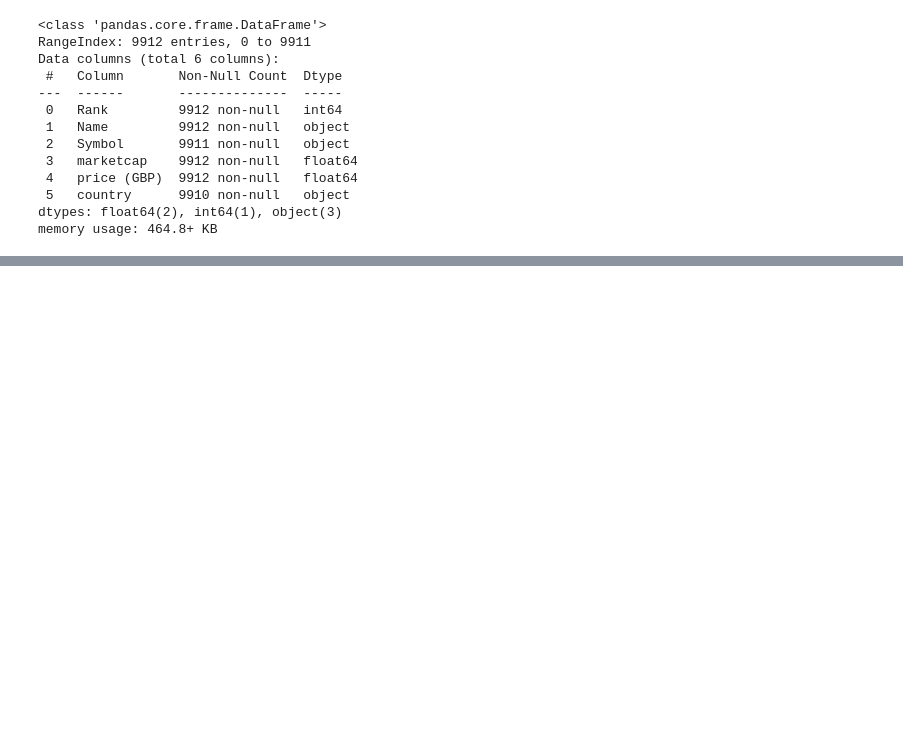
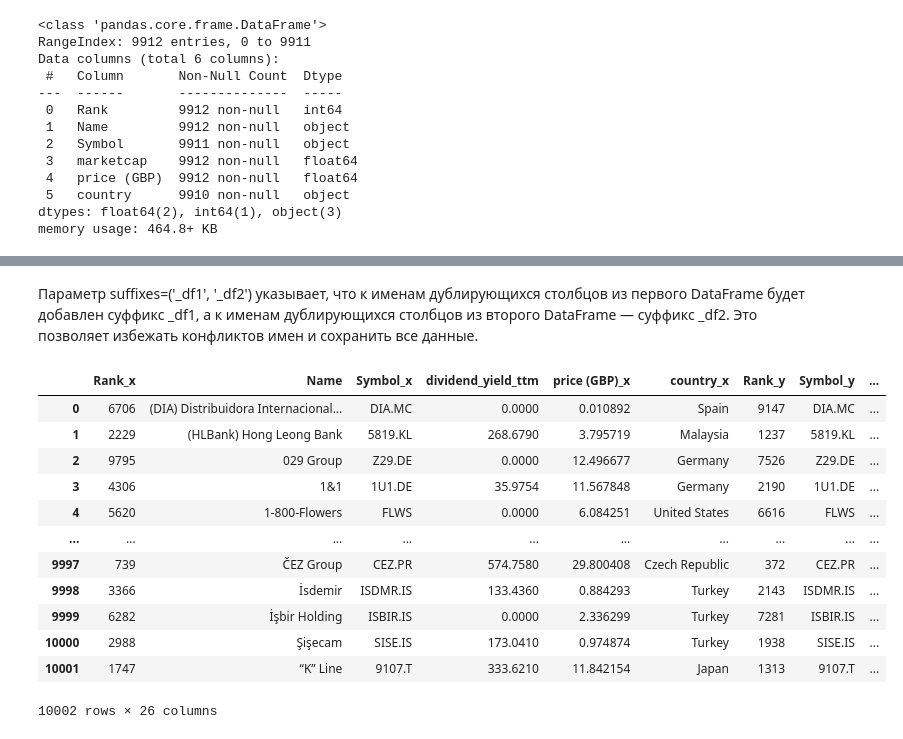
Before and after one commit to mks2607/Data_mks, a Jupyter notebook: Company.ipynb, the cells around one changed output, grey strips where cells are left out. Drawn from its saved outputs; the diff is of its cells as text; code cells hidden in the pictures; blank space fills up the shorter version.

```diff
--- a/Company.ipynb
+++ b/Company.ipynb
@@ -125,0 +143,29 @@ df_market
+# %%
+new_table = df_dividend
+
+new_table = pd.merge(new_table,df_eaning, on='Name', how='outer')
+new_table = pd.merge(new_table,df_market, on='Name', how='outer')
+new_table = pd.merge(new_table,df_p_e_ratio, on='Name', how='outer',suffixes=('_df1', '_rat'))
+new_table = pd.merge(new_table,df_revenue, on='Name', how='outer',suffixes=('_df1', '_rev'))
+
+
+# Объединение с использованием суффиксов
+#result = pd.merge(df1, df2, on='Symbol', how='outer', suffixes=('_df1', '_df2'))
+# %% [markdown]
+Параметр suffixes=('_df1', '_df2') указывает, что к именам дублирующихся столбцов из первого DataFrame будет добавлен суффикс _df1, а к именам дублирующихся столбцов из второго DataFrame — суффикс _df2. Это позволяет избежать конфликтов имен и сохранить все данные.
+# %%
+new_table
+# %% [output]
+|  | Rank_x | Name | Symbol_x | dividend_yield_ttm | price (GBP)_x | country_x | Rank_y | Symbol_y | ... |
+| 0 | 6706 | (DIA) Distribuidora Internacional... | DIA.MC | 0.0000 | 0.010892 | Spain | 9147 | DIA.MC | ... |
+| 1 | 2229 | (HLBank) Hong Leong Bank | 5819.KL | 268.6790 | 3.795719 | Malaysia | 1237 | 5819.KL | ... |
+| 2 | 9795 | 029 Group | Z29.DE | 0.0000 | 12.496677 | Germany | 7526 | Z29.DE | ... |
+| 3 | 4306 | 1&1 | 1U1.DE | 35.9754 | 11.567848 | Germany | 2190 | 1U1.DE | ... |
+| 4 | 5620 | 1-800-Flowers | FLWS | 0.0000 | 6.084251 | United States | 6616 | FLWS | ... |
+| ... | ... | ... | ... | ... | ... | ... | ... | ... | ... |
+| 9997 | 739 | ČEZ Group | CEZ.PR | 574.7580 | 29.800408 | Czech Republic | 372 | CEZ.PR | ... |
+| 9998 | 3366 | İsdemir | ISDMR.IS | 133.4360 | 0.884293 | Turkey | 2143 | ISDMR.IS | ... |
+| 9999 | 6282 | İşbir Holding | ISBIR.IS | 0.0000 | 2.336299 | Turkey | 7281 | ISBIR.IS | ... |
+| 10000 | 2988 | Şişecam | SISE.IS | 173.0410 | 0.974874 | Turkey | 1938 | SISE.IS | ... |
+| 10001 | 1747 | “K” Line | 9107.T | 333.6210 | 11.842154 | Japan | 1313 | 9107.T | ... |
+10002 rows × 26 columns
```
Also changed, not shown: parts of 12 cells of this notebook.
